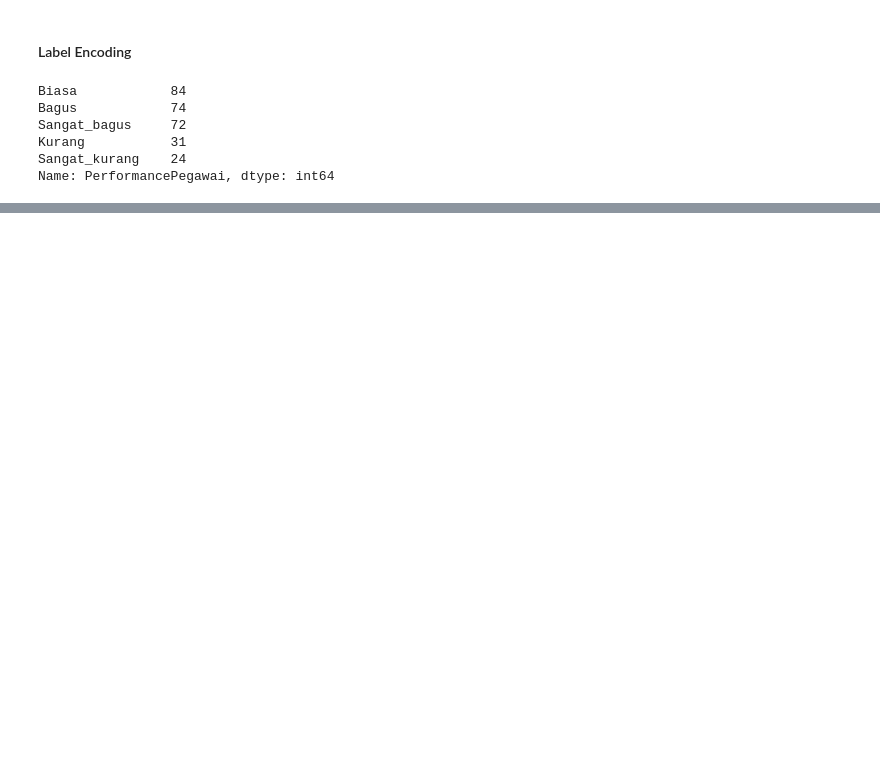
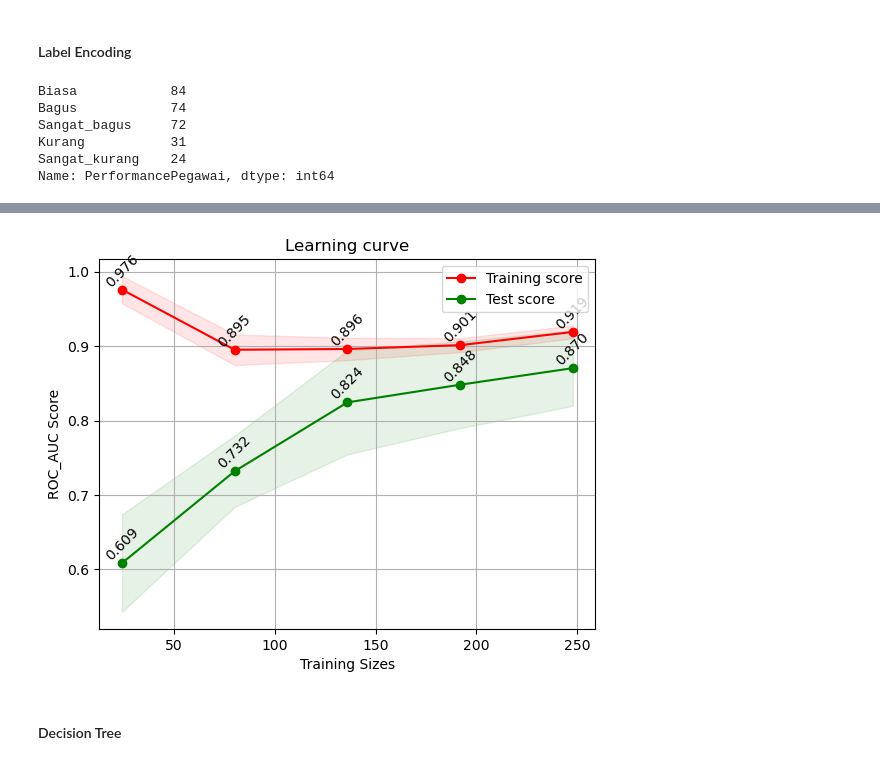
Before and after one commit to garrylgiancarlo/project-emp-retention, a Jupyter notebook: emp-retention.ipynb, the cells around one changed output, grey strips where cells are left out. Drawn from its saved outputs; the diff is of its cells as text; code cells hidden in the pictures; blank space fills up the shorter version.

```diff
--- a/emp-retention.ipynb
+++ b/emp-retention.ipynb
@@ -985,0 +861,4 @@ plt.show()
+# %%
+scaler = MinMaxScaler()
+scaler.fit(X_train)
+X_train = pd.DataFrame(scaler.transform(X_train),columns= X_train.columns)
@@ -985,0 +878,3 @@ plt.show()
+# %%
+smoteenn = SMOTE(random_state=42, sampling_strategy='minority')
+X_train_over, y_train_over = smoteenn.fit_resample(X_train, y_train)
@@ -985,0 +981,2 @@ plt.show()
+# %%
+strat_k_fold = StratifiedKFold(n_splits=5, random_state=42, shuffle=True)
@@ -985,0 +987,4 @@ plt.show()
+# %%
+lr = LogisticRegression()
+lr.fit(X_train_over, y_train_over)
+eval_classification(lr)
@@ -985,0 +1009,7 @@ plt.show()
+# %%
+plot_learning_curve(lr, "Learning curve", X_train_over, y_train_over, X_test, y_test, cv=strat_k_fold,n_jobs=-1)
+plt.show()
+# %% [output]
+[figure, added]
+# %% [markdown]
+#### Decision Tree
```
Also changed, not shown: parts of 117 cells of this notebook.
